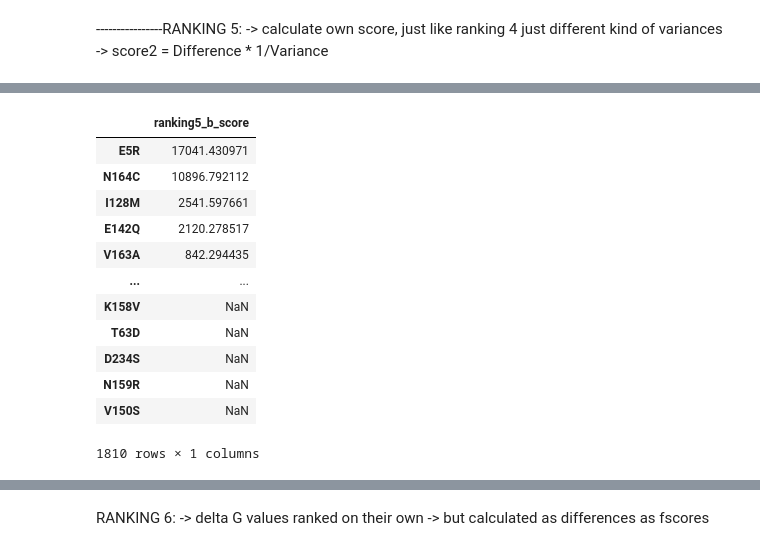
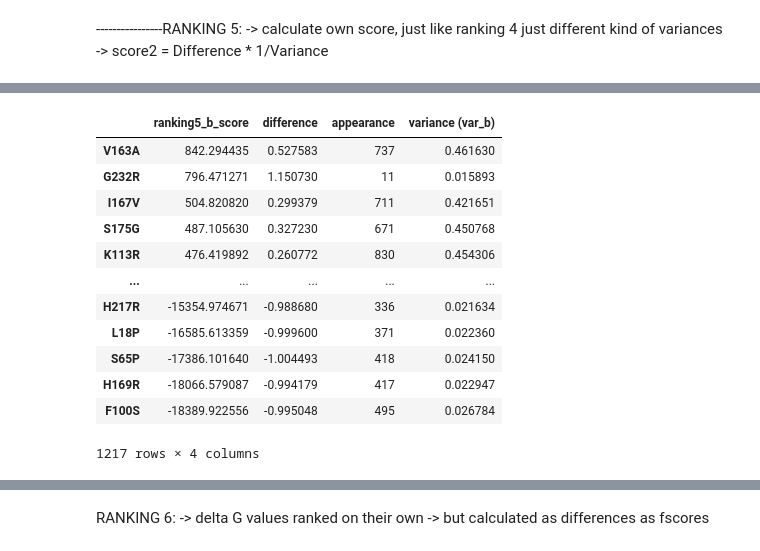
Before and after one commit to datascience-mobi-2023/topic02_team03, a Jupyter notebook: Epistasis Analysis/Rankings/jupyter notebooks/unweighted rankings .ipynb, the cells around one changed output, grey strips where cells are left out. Cells and saved outputs as stored; diff of their text form; code cells hidden in the pictures.

```diff
--- a/Epistasis Analysis/Rankings/jupyter notebooks/unweighted rankings .ipynb
+++ b/Epistasis Analysis/Rankings/jupyter notebooks/unweighted rankings .ipynb
@@ -555,16 +495,3 @@ for mutation in all_possible_mutations:
         weighted_variances_try[mutation] = np.average(non_nan_values_variance, weights=non_nan_weights_variance)
 
 weighted_variances_d_df = pd.DataFrame({'Weighted Variances': weighted_variances_try})
-# %%
-#ranking5_0: wrong calculation of the variance (only the mutations that have complete data for all mutcounts
-#not mean of variance but sum! -> how "complete" is dataset
-
-list_ranking5_0 = []
-for i in all_possible_mutations:
-
-    score_ranking5_0 =score_ranking5_0 = (all_differences_means.loc[i].values[0] * df_wie_oft_muts_insg.loc[i].values[0]) / np.nansum(variance_per_mutant_count_df.loc[i].values)
-
-    list_ranking5_0.append(score_ranking5_0)
-ranking5_0_unsorted = pd.DataFrame(list_ranking5_0, index=all_possible_mutations, columns=['ranking5_0_score'])
-ranking5_0 = ranking5_0_unsorted.sort_values(by='ranking5_0_score', ascending= False)
-ranking5_0
@@ -585,10 +498,15 @@ ranking5_0
 # %%
-#variance calculated with the mean over all mut count varaiances
 list_ranking5_a = []
 for i in all_possible_mutations:
-    score_ranking5_a = (all_differences_means.loc[i].values[0]) * df_wie_oft_muts_insg.loc[i].values[0] / (mean_variances_per_mutations_16.loc[i].values[0])
-    list_ranking5_a.append(score_ranking5_a)
-ranking5_unsorted_a = pd.DataFrame(list_ranking5_a, index=all_possible_mutations, columns=['ranking5_a_score'])
-ranking5_a = ranking5_unsorted_a.sort_values(by='ranking5_a_score', ascending= False)
+    if df_wie_oft_muts_insg.loc[i].values[0] > 10:
+        score_ranking5_a = (all_differences_means.loc[i].values[0]) * df_wie_oft_muts_insg.loc[i].values[0] / (mean_variances_per_mutations_16.loc[i].values[0])
+        list_ranking5_a.append(score_ranking5_a)
+
+ranking5_unsorted_a = pd.DataFrame(list_ranking5_a, index=[m for m in all_possible_mutations if df_wie_oft_muts_insg.loc[m].values[0] > 10], columns=['ranking5_a_score'])
+ranking5_unsorted_a['difference'] = all_differences_means
+ranking5_unsorted_a['appearance'] = df_wie_oft_muts_insg
+ranking5_unsorted_a['variance (var_a)'] = mean_variances_per_mutations_16
+
+ranking5_a = ranking5_unsorted_a.sort_values(by='ranking5_a_score', ascending=False)
 ranking5_a
 # %% [output]
@@ -608,25 +526,28 @@ ranking5_a
 # %%
-#variance calculated with the mean fscores of the corresponding mutcount group
 list_ranking5_b = []
 for i in all_possible_mutations:
+    if df_wie_oft_muts_insg.loc[i].values[0] > 10:
+        score_ranking5_b = (all_differences_means.loc[i].values[0]) * df_wie_oft_muts_insg.loc[i].values[0] / (weighted_variances_try_df.loc[i].values[0])
+        list_ranking5_b.append(score_ranking5_b)
 
-    score_ranking5_b = (all_differences_means.loc[i].values[0]) * df_wie_oft_muts_insg.loc[i].values[0] / (weighted_variances_try_df.loc[i].values[0])
-    list_ranking5_b.append(score_ranking5_b)
-ranking5_unsorted_b = pd.DataFrame(list_ranking5_b, index=all_possible_mutations, columns=['ranking5_b_score'])
-ranking5_b = ranking5_unsorted_b.sort_values(by='ranking5_b_score', ascending= False)
+ranking5_unsorted_b = pd.DataFrame(list_ranking5_b, index=[m for m in all_possible_mutations if df_wie_oft_muts_insg.loc[m].values[0] > 10], columns=['ranking5_b_score'])
+ranking5_unsorted_b['difference'] = all_differences_means
+ranking5_unsorted_b['appearance'] = df_wie_oft_muts_insg
+ranking5_unsorted_b['variance (var_b)'] = weighted_variances_try_df
+ranking5_b = ranking5_unsorted_b.sort_values(by='ranking5_b_score', ascending=False)
 ranking5_b
 # %% [output]
-|  | ranking5_b_score |
-| E5R | 17041.430971 |
-| N164C | 10896.792112 |
-| I128M | 2541.597661 |
-| E142Q | 2120.278517 |
-| V163A | 842.294435 |
-| ... | ... |
-| K158V | NaN |
-| T63D | NaN |
-| D234S | NaN |
-| N159R | NaN |
-| V150S | NaN |
+|  | ranking5_b_score | difference | appearance | variance (var_b) |
+| V163A | 842.294435 | 0.527583 | 737 | 0.461630 |
+| G232R | 796.471271 | 1.150730 | 11 | 0.015893 |
+| I167V | 504.820820 | 0.299379 | 711 | 0.421651 |
+| S175G | 487.105630 | 0.327230 | 671 | 0.450768 |
+| K113R | 476.419892 | 0.260772 | 830 | 0.454306 |
+| ... | ... | ... | ... | ... |
+| H217R | -15354.974671 | -0.988680 | 336 | 0.021634 |
+| L18P | -16585.613359 | -0.999600 | 371 | 0.022360 |
+| S65P | -17386.101640 | -1.004493 | 418 | 0.024150 |
+| H169R | -18066.579087 | -0.994179 | 417 | 0.022947 |
+| F100S | -18389.922556 | -0.995048 | 495 | 0.026784 |
-1810 rows × 1 columns
+1217 rows × 4 columns
 # %%
```
Also changed, not shown: parts of 37 cells of this notebook, 1 other file.
